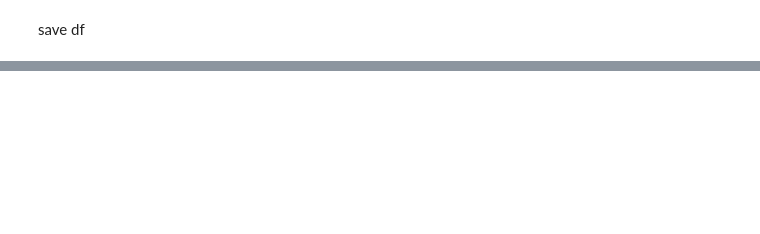
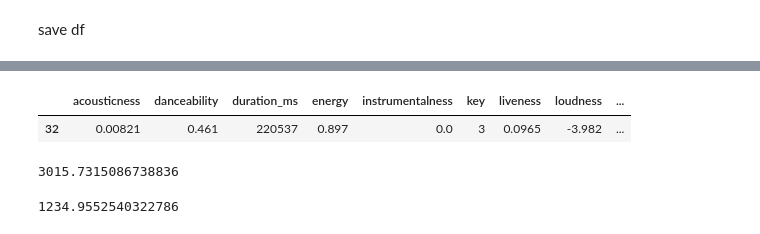
Before and after one commit to mlnima/ironhack-lab, a Jupyter notebook: week6/day3.ipynb, the cells around one changed output, grey strips where cells are left out. Drawn from its saved outputs; the diff is of its cells as text; code cells hidden in the pictures; blank space fills up the shorter version.

```diff
--- a/week6/day3.ipynb
+++ b/week6/day3.ipynb
@@ -108,0 +257,4 @@ array(['Topanga', "I Ain't Worried", 'Top Off',
+# %%
+clusters = kmeans.predict(X_scaled_df)
+#clusters
+pd.Series(clusters).value_counts().sort_index()
@@ -108,0 +269,4 @@ array(['Topanga', "I Ain't Worried", 'Top Off',
+# %%
+#X_df = pd.DataFrame(X)
+X["cluster"] = clusters
+X
@@ -108,0 +287,21 @@ array(['Topanga', "I Ain't Worried", 'Top Off',
+# %%
+X[X['cluster'] == 2].sample()
+# %% [output]
+|  | acousticness | danceability | duration_ms | energy | instrumentalness | key | liveness | loudness | ... |
+| 32 | 0.00821 | 0.461 | 220537 | 0.897 | 0.0 | 3 | 0.0965 | -3.982 | ... |
+# %%
+kmeans.inertia_
+# %% [output]
+3015.7315086738836
+# %%
+kmeans2 = KMeans(n_clusters=50,
+                 init="k-means++",
+                 n_init=50,  # try with 1, 4, 8, 20, 30, 100...
+                 max_iter=10,
+                 tol=0,
+                 algorithm="elkan",
+                 random_state=1234)
+kmeans2.fit(X_scaled_df)
+print(kmeans2.inertia_)
+# %% [output]
+1234.9552540322786
```
Also changed, not shown: parts of 20 cells of this notebook, 4 other files.
